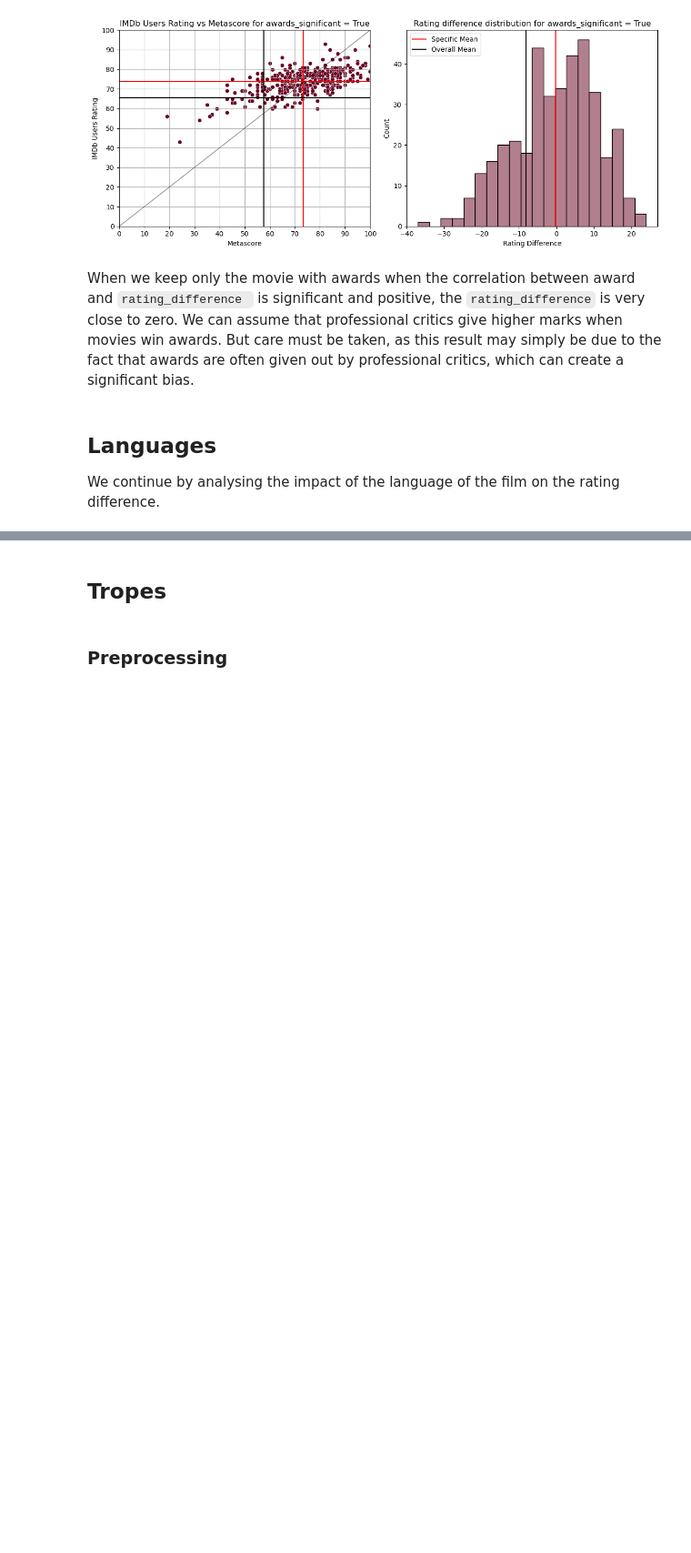
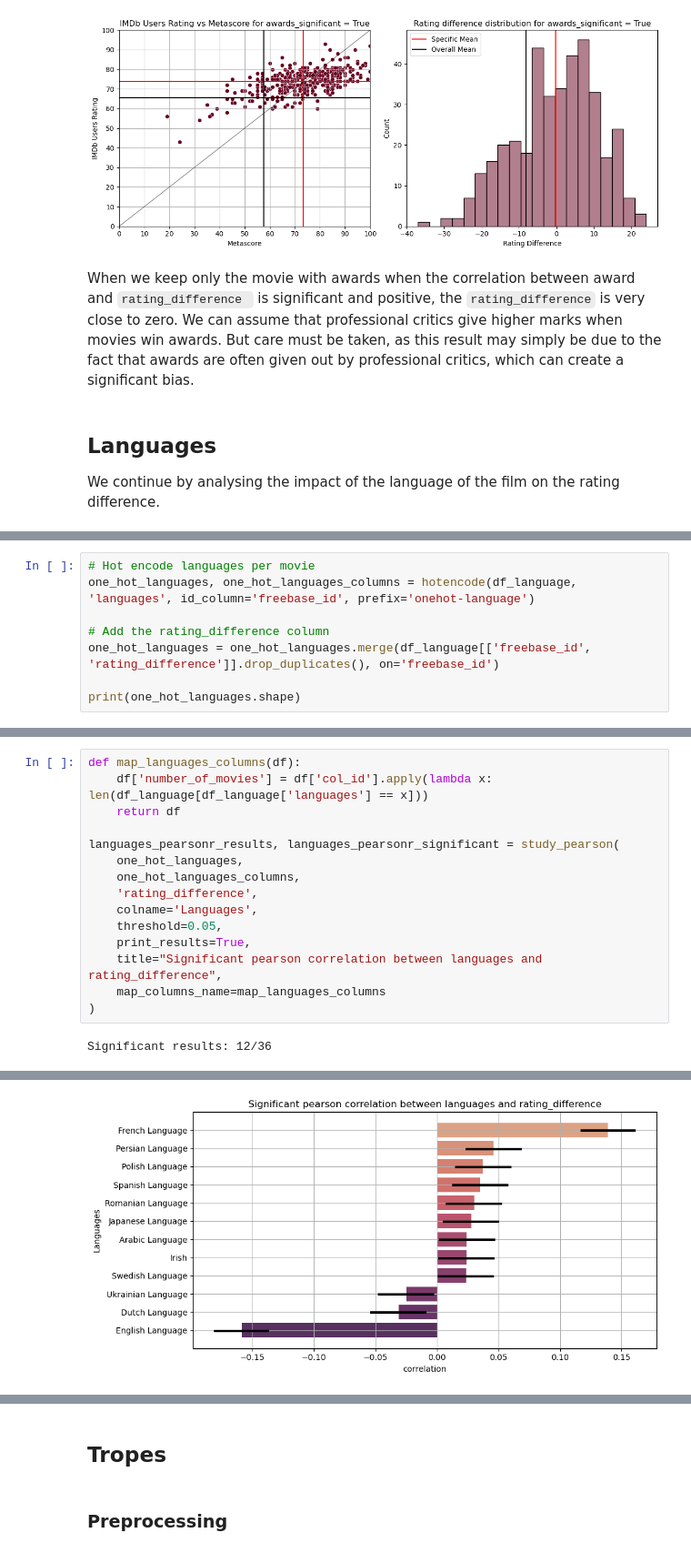
Before and after one commit to epfl-ada/ada-2023-project-radatouille, a Jupyter notebook: milestone_3.ipynb, the cells around one changed output, grey strips where cells are left out. Shown at 91% size. Cells and saved outputs as stored; diff of their text form; blank space fills up the shorter version.

```diff
--- a/milestone_3.ipynb
+++ b/milestone_3.ipynb
@@ -1897,0 +1955,8 @@ We continue by analysing the impact of the language of the film on the rating di
+# %%
+# Hot encode languages per movie
+one_hot_languages, one_hot_languages_columns = hotencode(df_language, 'languages', id_column='freebase_id', prefix='onehot-language')
+
+# Add the rating_difference column
+one_hot_languages = one_hot_languages.merge(df_language[['freebase_id', 'rating_difference']].drop_duplicates(), on='freebase_id')
+
+print(one_hot_languages.shape)
@@ -1897,0 +1969,17 @@ We continue by analysing the impact of the language of the film on the rating di
+# %%
+def map_languages_columns(df):
+    df['number_of_movies'] = df['col_id'].apply(lambda x: len(df_language[df_language['languages'] == x]))
+    return df
+
+languages_pearsonr_results, languages_pearsonr_significant = study_pearson(
+    one_hot_languages,
+    one_hot_languages_columns,
+    'rating_difference',
+    colname='Languages',
+    threshold=0.05,
+    print_results=True,
+    title="Significant pearson correlation between languages and rating_difference",
+    map_columns_name=map_languages_columns
+)
+# %% [output]
+Significant results: 12/36
@@ -1897,0 +1999 @@ We continue by analysing the impact of the language of the film on the rating di
+[figure, added]
```
Also changed, not shown: parts of 21 cells of this notebook, 1 other file.
